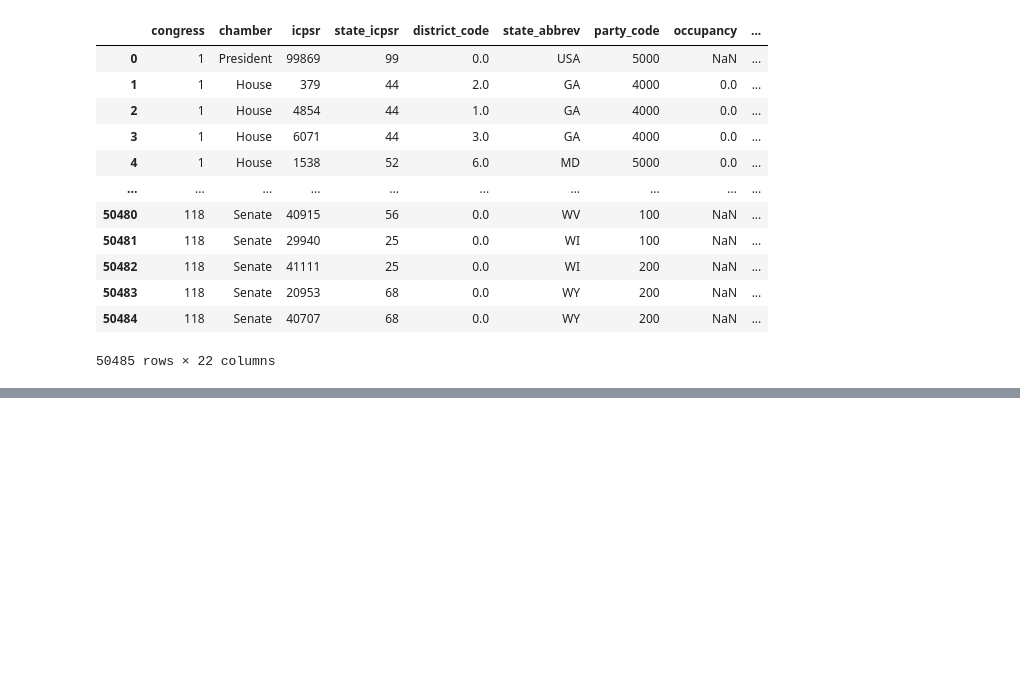
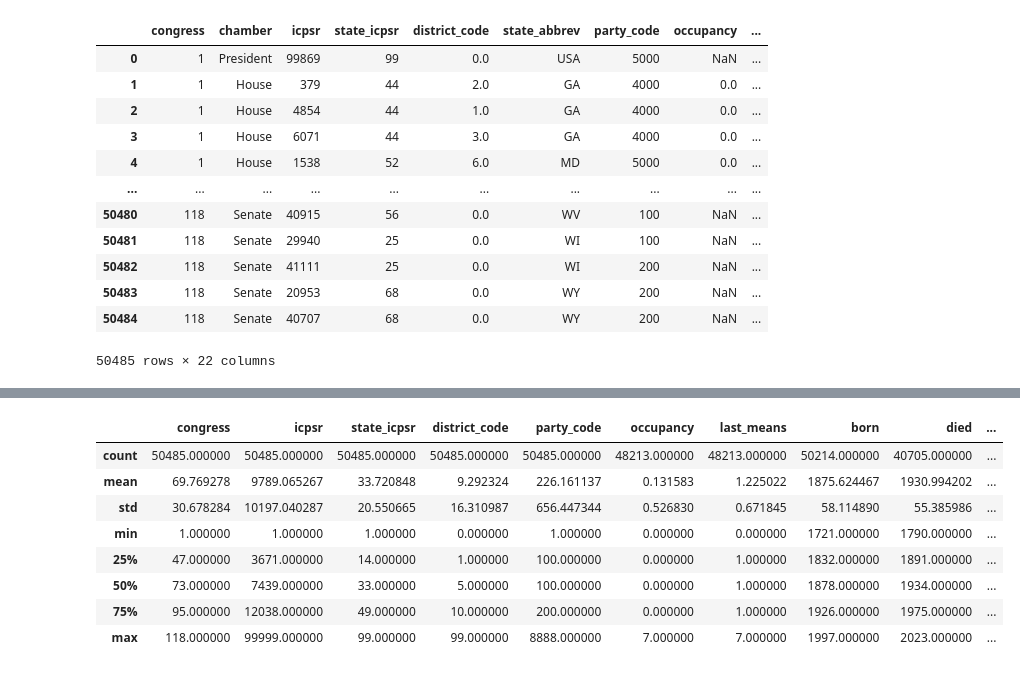
Before and after one commit to jkropko/contrans2023, a Jupyter notebook: congress_flat_files.ipynb, the cells around one changed output, grey strips where cells are left out. Saved outputs shown, nothing was run; the diff lists cells and outputs as text; code cells hidden in the pictures; blank space fills up the shorter version.

```diff
--- a/congress_flat_files.ipynb
+++ b/congress_flat_files.ipynb
@@ -22,0 +44,12 @@ ideology
+# %%
+ideology.describe()
+# %% [output]
+|  | congress | icpsr | state_icpsr | district_code | party_code | occupancy | last_means | born | died | ... |
+| count | 50485.000000 | 50485.000000 | 50485.000000 | 50485.000000 | 50485.000000 | 48213.000000 | 48213.000000 | 50214.000000 | 40705.000000 | ... |
+| mean | 69.769278 | 9789.065267 | 33.720848 | 9.292324 | 226.161137 | 0.131583 | 1.225022 | 1875.624467 | 1930.994202 | ... |
+| std | 30.678284 | 10197.040287 | 20.550665 | 16.310987 | 656.447344 | 0.526830 | 0.671845 | 58.114890 | 55.385986 | ... |
+| min | 1.000000 | 1.000000 | 1.000000 | 0.000000 | 1.000000 | 0.000000 | 0.000000 | 1721.000000 | 1790.000000 | ... |
+| 25% | 47.000000 | 3671.000000 | 14.000000 | 1.000000 | 100.000000 | 0.000000 | 1.000000 | 1832.000000 | 1891.000000 | ... |
+| 50% | 73.000000 | 7439.000000 | 33.000000 | 5.000000 | 100.000000 | 0.000000 | 1.000000 | 1878.000000 | 1934.000000 | ... |
+| 75% | 95.000000 | 12038.000000 | 49.000000 | 10.000000 | 200.000000 | 0.000000 | 1.000000 | 1926.000000 | 1975.000000 | ... |
+| max | 118.000000 | 99999.000000 | 99.000000 | 99.000000 | 8888.000000 | 7.000000 | 7.000000 | 1997.000000 | 2023.000000 | ... |
```
Also changed, not shown: parts of 9 cells of this notebook, 6 other files.
